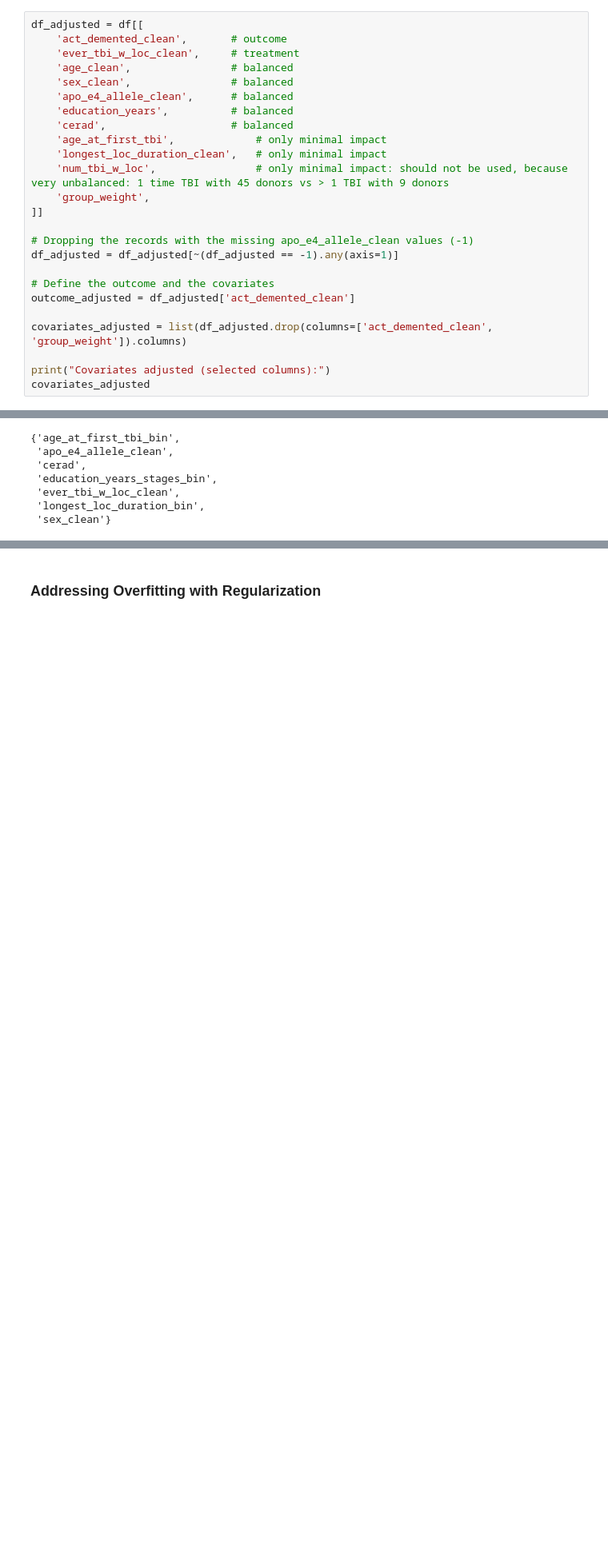
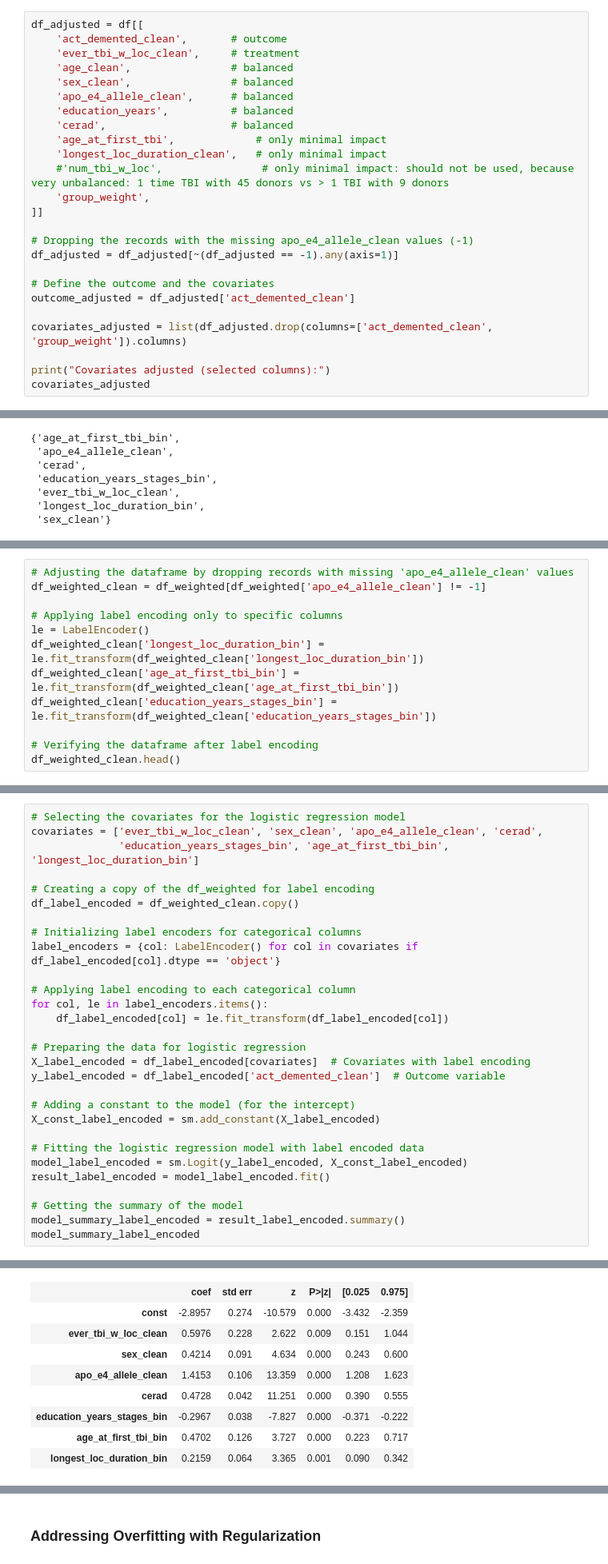
Before and after one commit to busera/mads__decode_dementia, a Jupyter notebook: notebooks/03.02_causal_inference-modelling.ipynb, the cells around one changed output, grey strips where cells are left out. Shown at 80% size. Cells and saved outputs as stored; diff of their text form; blank space fills up the shorter version.

Commit message:
Clean-up

```diff
--- a/notebooks/03.02_causal_inference-modelling.ipynb
+++ b/notebooks/03.02_causal_inference-modelling.ipynb
@@ -584,7 +585,7 @@ df_adjusted = df[[
     'cerad',                    # balanced
     'age_at_first_tbi',             # only minimal impact
     'longest_loc_duration_clean',   # only minimal impact
-    'num_tbi_w_loc',                # only minimal impact: should not be used, because very unbalanced: 1 time TBI with 45 donors vs > 1 TBI with 9 donors
+    #'num_tbi_w_loc',                # only minimal impact: should not be used, because very unbalanced: 1 time TBI with 45 donors vs > 1 TBI with 9 donors
     'group_weight',
 ]]
 
@@ -831,0 +871,12 @@ plt.show()
+# %%
+# Adjusting the dataframe by dropping records with missing 'apo_e4_allele_clean' values
+df_weighted_clean = df_weighted[df_weighted['apo_e4_allele_clean'] != -1]
+
+# Applying label encoding only to specific columns
+le = LabelEncoder()
+df_weighted_clean['longest_loc_duration_bin'] = le.fit_transform(df_weighted_clean['longest_loc_duration_bin'])
+df_weighted_clean['age_at_first_tbi_bin'] = le.fit_transform(df_weighted_clean['age_at_first_tbi_bin'])
+df_weighted_clean['education_years_stages_bin'] = le.fit_transform(df_weighted_clean['education_years_stages_bin'])
+
+# Verifying the dataframe after label encoding
+df_weighted_clean.head()
@@ -831,0 +890,30 @@ plt.show()
+# %%
+# Selecting the covariates for the logistic regression model
+covariates = ['ever_tbi_w_loc_clean', 'sex_clean', 'apo_e4_allele_clean', 'cerad',
+              'education_years_stages_bin', 'age_at_first_tbi_bin', 'longest_loc_duration_bin']
+
+# Creating a copy of the df_weighted for label encoding
+df_label_encoded = df_weighted_clean.copy()
+
+# Initializing label encoders for categorical columns
+label_encoders = {col: LabelEncoder() for col in covariates if df_label_encoded[col].dtype == 'object'}
+
+# Applying label encoding to each categorical column
+for col, le in label_encoders.items():
+    df_label_encoded[col] = le.fit_transform(df_label_encoded[col])
+
+# Preparing the data for logistic regression
+X_label_encoded = df_label_encoded[covariates]  # Covariates with label encoding
+y_label_encoded = df_label_encoded['act_demented_clean']  # Outcome variable
+
+# Adding a constant to the model (for the intercept)
+X_const_label_encoded = sm.add_constant(X_label_encoded)
+
+# Fitting the logistic regression model with label encoded data
+model_label_encoded = sm.Logit(y_label_encoded, X_const_label_encoded)
+result_label_encoded = model_label_encoded.fit()
+
+# Getting the summary of the model
+model_summary_label_encoded = result_label_encoded.summary()
+model_summary_label_encoded
+# %% [output]
@@ -831,0 +931,9 @@ plt.show()
+|  | coef | std err | z | P>|z| | [0.025 | 0.975] |
+| const | -2.8957 | 0.274 | -10.579 | 0.000 | -3.432 | -2.359 |
+| ever_tbi_w_loc_clean | 0.5976 | 0.228 | 2.622 | 0.009 | 0.151 | 1.044 |
+| sex_clean | 0.4214 | 0.091 | 4.634 | 0.000 | 0.243 | 0.600 |
+| apo_e4_allele_clean | 1.4153 | 0.106 | 13.359 | 0.000 | 1.208 | 1.623 |
+| cerad | 0.4728 | 0.042 | 11.251 | 0.000 | 0.390 | 0.555 |
+| education_years_stages_bin | -0.2967 | 0.038 | -7.827 | 0.000 | -0.371 | -0.222 |
+| age_at_first_tbi_bin | 0.4702 | 0.126 | 3.727 | 0.000 | 0.223 | 0.717 |
+| longest_loc_duration_bin | 0.2159 | 0.064 | 3.365 | 0.001 | 0.090 | 0.342 |
```
Also changed, not shown: parts of 24 cells of this notebook, 8 other files.
